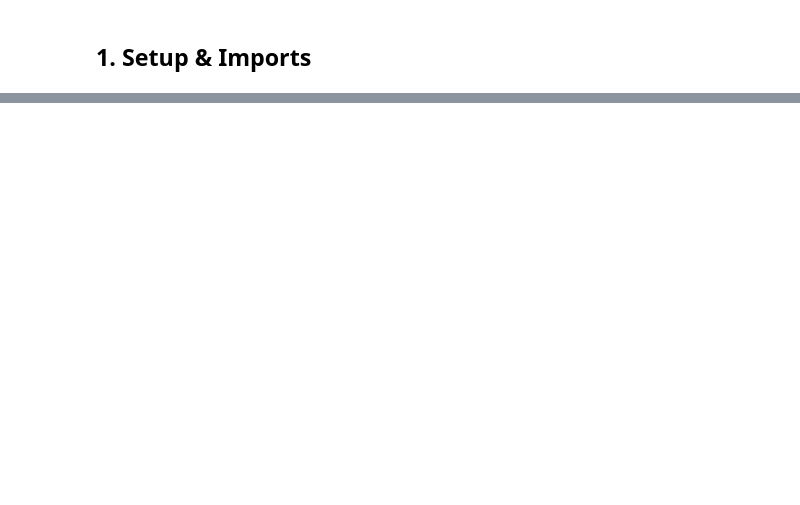
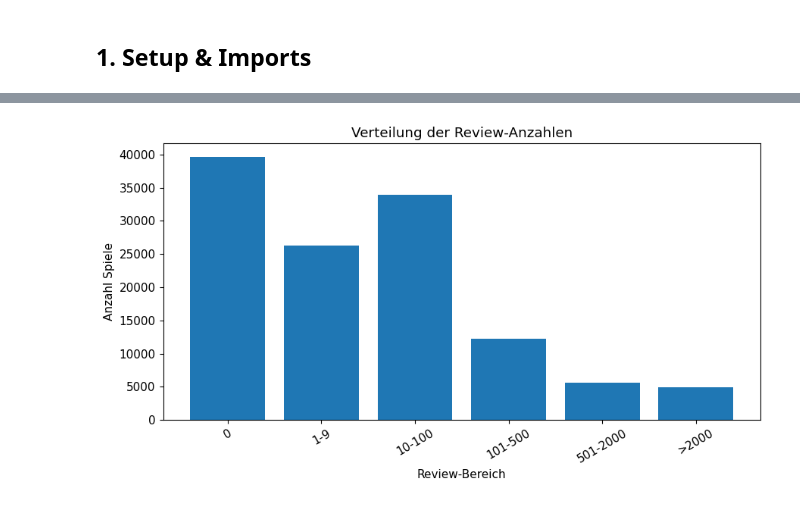
Before and after one commit to codesbyPJ/Steam-Sales-Prediction, a Jupyter notebook: steam_sales_prediction.ipynb, the cells around one changed output, grey strips where cells are left out. Cells and saved outputs as stored; diff of their text form; code cells hidden in the pictures; blank space fills up the shorter version.

```diff
--- a/steam_sales_prediction.ipynb
+++ b/steam_sales_prediction.ipynb
@@ -513,0 +186,7 @@ for b in beispiele:
+# %%
+df_raw["Positive"] = pd.to_numeric(df_raw["Positive"], errors="coerce").fillna(0)
+df_raw["Negative"] = pd.to_numeric(df_raw["Negative"], errors="coerce").fillna(0)
+
+df_raw["Total_reviews"] = df_raw["Positive"] + df_raw["Negative"]
+
+print(df_raw["Total_reviews"].describe().round(2))
@@ -513,0 +203,23 @@ for b in beispiele:
+# %%
+# Review-Verteilung
+review_bins = [
+    ("0", (df_raw["Total_reviews"] == 0).sum()),
+    ("1-9", ((df_raw["Total_reviews"] >= 1) & (df_raw["Total_reviews"] < 10)).sum()),
+    ("10-100", ((df_raw["Total_reviews"] >= 10) & (df_raw["Total_reviews"] <= 100)).sum()),
+    ("101-500", ((df_raw["Total_reviews"] > 100) & (df_raw["Total_reviews"] <= 500)).sum()),
+    ("501-2000", ((df_raw["Total_reviews"] > 500) & (df_raw["Total_reviews"] <= 2000)).sum()),
+    (">2000", (df_raw["Total_reviews"] > 2000).sum()),
+]
+
+labels, counts = zip(*review_bins)
+
+plt.figure(figsize=(9, 5))
+plt.bar(labels, counts)
+plt.title("Verteilung der Review-Anzahlen")
+plt.xlabel("Review-Bereich")
+plt.ylabel("Anzahl Spiele")
+plt.xticks(rotation=30)
+plt.tight_layout()
+plt.show()
+# %% [output]
+[figure, added]
```
Also changed, not shown: parts of 68 cells of this notebook.
